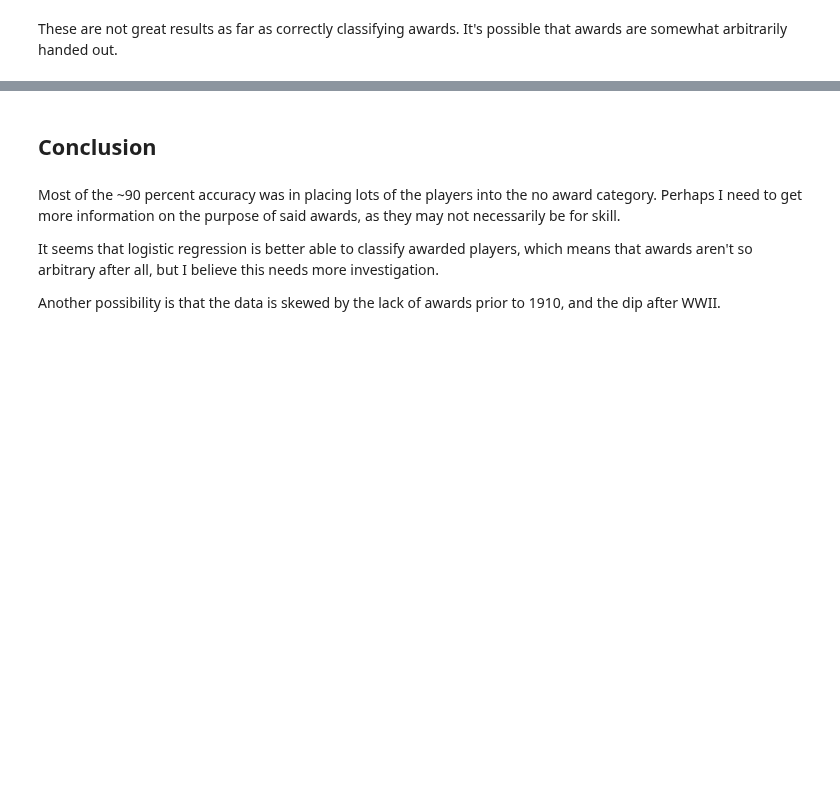
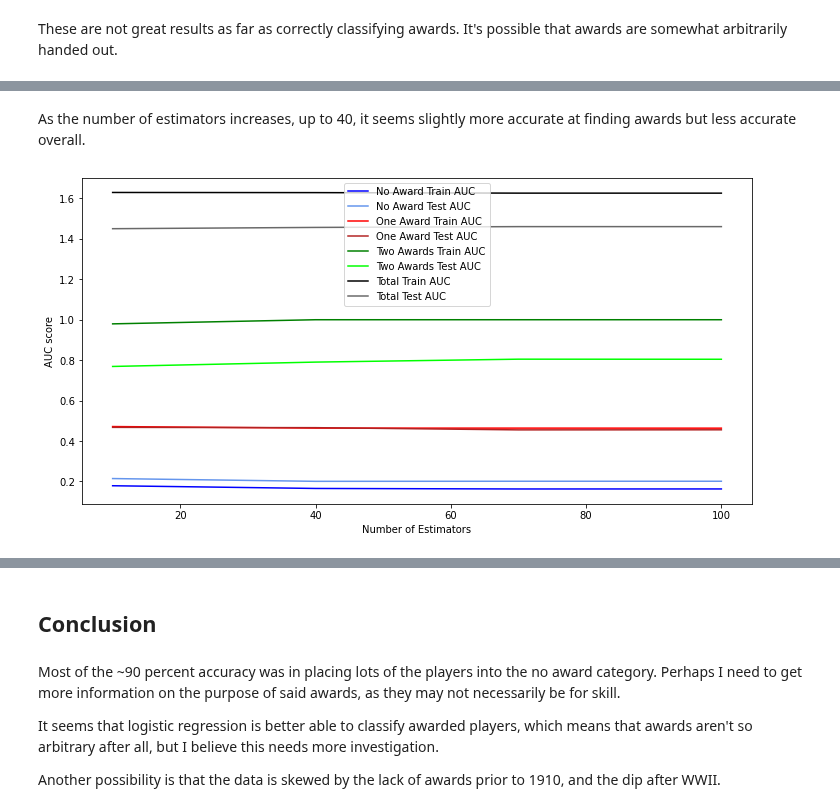
Before and after one commit to aradaha/Baseball-Stats-Project, a Jupyter notebook: Capstone2.ipynb, the cells around one changed output, grey strips where cells are left out. Saved outputs shown, nothing was run; the diff lists cells and outputs as text; code cells hidden in the pictures; blank space fills up the shorter version.

```diff
--- a/Capstone2.ipynb
+++ b/Capstone2.ipynb
@@ -58,6 +60,6 @@ sns.heatmap(Fielder[FC].corr(), cmap='coolwarm', annot=True, linewidths=.5, ax=a
 # %%
 # Getting rid of heavily correlated columns
-Fielder.drop(['timePlayed', 'totalAtBats'], axis=1, inplace=True)
+# Fielder.drop(['timePlayed'], axis=1, inplace=True)
 # %%
 fig, ax = plt.subplots(figsize=(15,10))
 sns.heatmap(Pitcher[PC].corr(), cmap='coolwarm', annot=True, linewidths=.5, ax=ax);
@@ -241,0 +449,8 @@ These are not great results as far as correctly classifying awards. It's possibl
+# %% [markdown]
+As the number of estimators increases, up to 40, it seems slightly more accurate at finding awards but less accurate overall.
+# %%
+# Doing the same with fileding stats.
+# No significant difference
+RFEst(Fiels)
+# %% [output]
+[figure, added]
```
Also changed, not shown: parts of 36 cells of this notebook, 3 other files.
